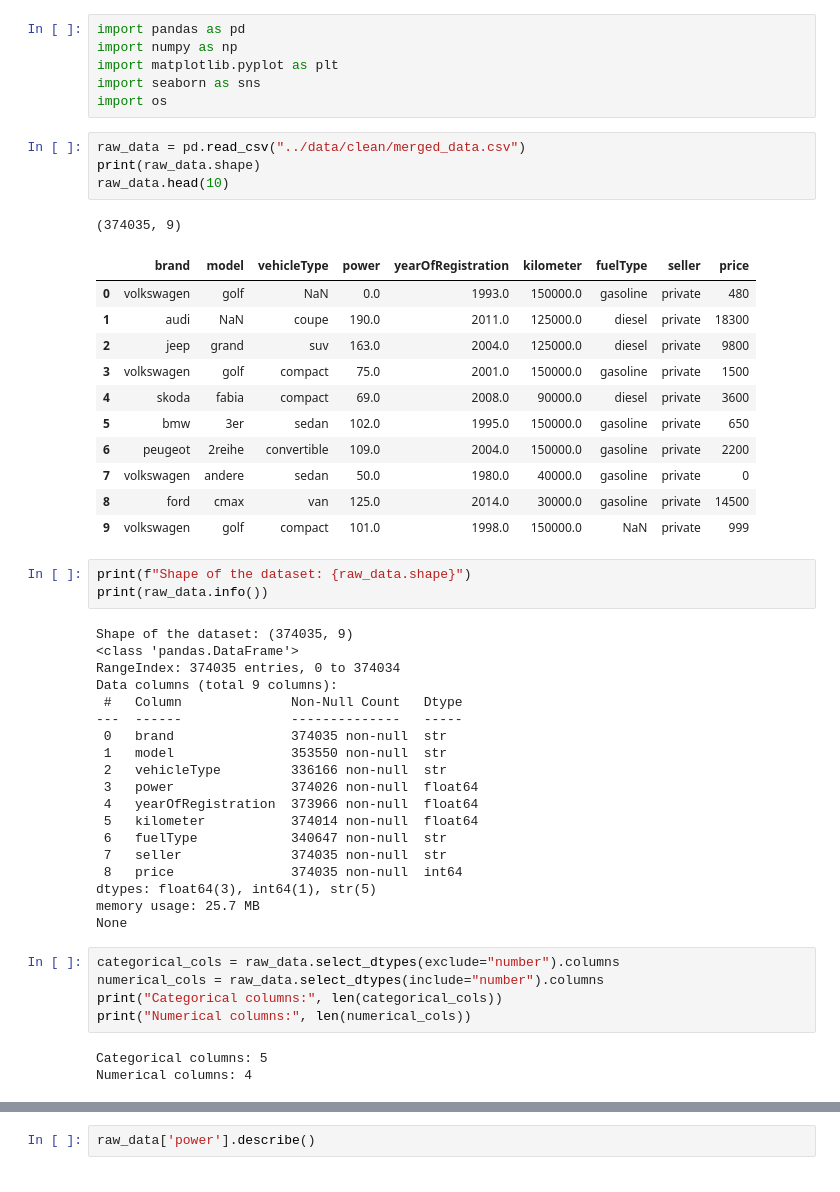
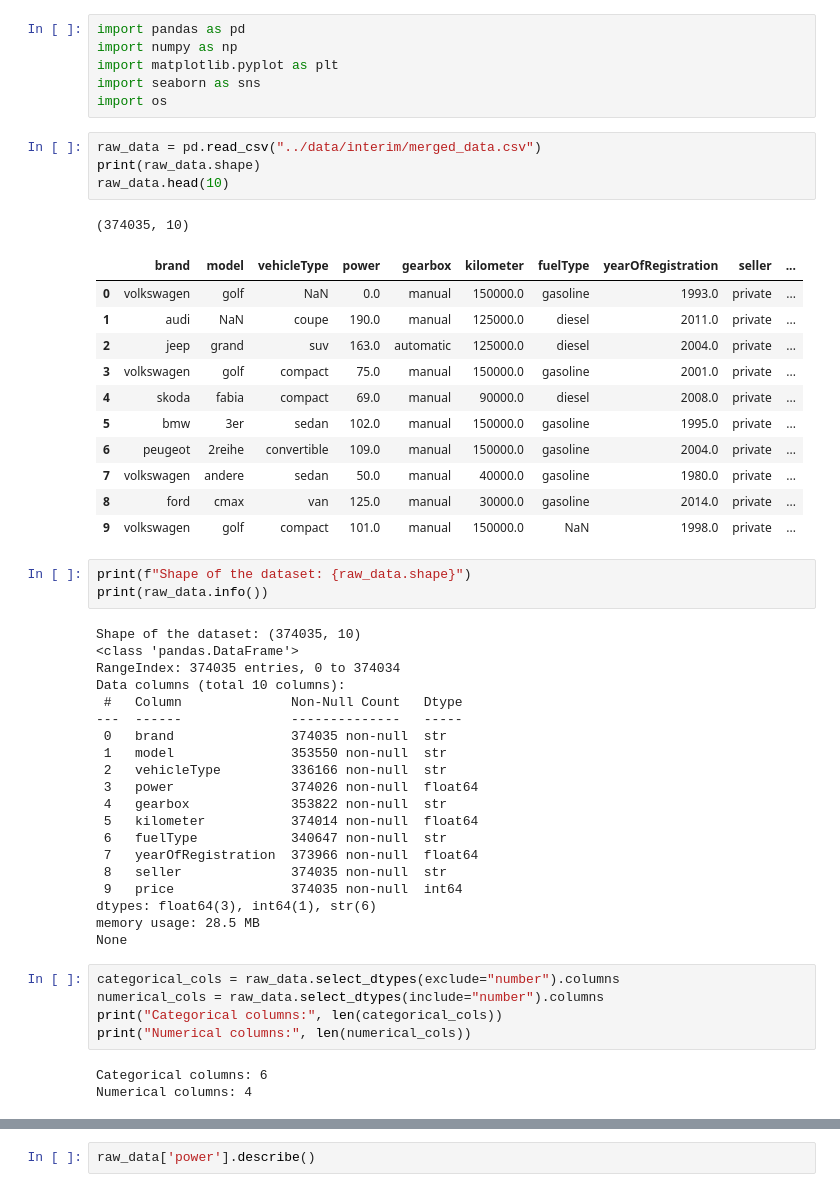
Before and after one commit to AhmedHamdiy/Used-Car-Value-Tier-Prediction, a Jupyter notebook: notebooks/data_validation.ipynb, the cells around one changed output, grey strips where cells are left out. Saved outputs shown, nothing was run; the diff lists cells and outputs as text.

```diff
--- a/notebooks/data_validation.ipynb
+++ b/notebooks/data_validation.ipynb
@@ -5,43 +5,44 @@ import matplotlib.pyplot as plt
 import seaborn as sns
 import os
 # %%
-raw_data = pd.read_csv("../data/clean/merged_data.csv")
+raw_data = pd.read_csv("../data/interim/merged_data.csv")
 print(raw_data.shape)
 raw_data.head(10)
 # %% [output]
-(374035, 9)
+(374035, 10)
-|  | brand | model | vehicleType | power | yearOfRegistration | kilometer | fuelType | seller | price |
-| 0 | volkswagen | golf | NaN | 0.0 | 1993.0 | 150000.0 | gasoline | private | 480 |
-| 1 | audi | NaN | coupe | 190.0 | 2011.0 | 125000.0 | diesel | private | 18300 |
-| 2 | jeep | grand | suv | 163.0 | 2004.0 | 125000.0 | diesel | private | 9800 |
-| 3 | volkswagen | golf | compact | 75.0 | 2001.0 | 150000.0 | gasoline | private | 1500 |
-| 4 | skoda | fabia | compact | 69.0 | 2008.0 | 90000.0 | diesel | private | 3600 |
-| 5 | bmw | 3er | sedan | 102.0 | 1995.0 | 150000.0 | gasoline | private | 650 |
-| 6 | peugeot | 2reihe | convertible | 109.0 | 2004.0 | 150000.0 | gasoline | private | 2200 |
-| 7 | volkswagen | andere | sedan | 50.0 | 1980.0 | 40000.0 | gasoline | private | 0 |
-| 8 | ford | cmax | van | 125.0 | 2014.0 | 30000.0 | gasoline | private | 14500 |
-| 9 | volkswagen | golf | compact | 101.0 | 1998.0 | 150000.0 | NaN | private | 999 |
+|  | brand | model | vehicleType | power | gearbox | kilometer | fuelType | yearOfRegistration | seller | ... |
+| 0 | volkswagen | golf | NaN | 0.0 | manual | 150000.0 | gasoline | 1993.0 | private | ... |
+| 1 | audi | NaN | coupe | 190.0 | manual | 125000.0 | diesel | 2011.0 | private | ... |
+| 2 | jeep | grand | suv | 163.0 | automatic | 125000.0 | diesel | 2004.0 | private | ... |
+| 3 | volkswagen | golf | compact | 75.0 | manual | 150000.0 | gasoline | 2001.0 | private | ... |
+| 4 | skoda | fabia | compact | 69.0 | manual | 90000.0 | diesel | 2008.0 | private | ... |
+| 5 | bmw | 3er | sedan | 102.0 | manual | 150000.0 | gasoline | 1995.0 | private | ... |
+| 6 | peugeot | 2reihe | convertible | 109.0 | manual | 150000.0 | gasoline | 2004.0 | private | ... |
+| 7 | volkswagen | andere | sedan | 50.0 | manual | 40000.0 | gasoline | 1980.0 | private | ... |
+| 8 | ford | cmax | van | 125.0 | manual | 30000.0 | gasoline | 2014.0 | private | ... |
+| 9 | volkswagen | golf | compact | 101.0 | manual | 150000.0 | NaN | 1998.0 | private | ... |
 # %%
 print(f"Shape of the dataset: {raw_data.shape}")
 print(raw_data.info())
 # %% [output]
-Shape of the dataset: (374035, 9)
+Shape of the dataset: (374035, 10)
 <class 'pandas.DataFrame'>
 RangeIndex: 374035 entries, 0 to 374034
-Data columns (total 9 columns):
+Data columns (total 10 columns):
  #   Column              Non-Null Count   Dtype
 ---  ------              --------------   -----
  0   brand               374035 non-null  str
  1   model               353550 non-null  str
  2   vehicleType         336166 non-null  str
  3   power               374026 non-null  float64
- 4   yearOfRegistration  373966 non-null  float64
+ 4   gearbox             353822 non-null  str
  5   kilometer           374014 non-null  float64
  6   fuelType            340647 non-null  str
- 7   seller              374035 non-null  str
- 8   price               374035 non-null  int64
-dtypes: float64(3), int64(1), str(5)
-memory usage: 25.7 MB
+ 7   yearOfRegistration  373966 non-null  float64
+ 8   seller              374035 non-null  str
+ 9   price               374035 non-null  int64
+dtypes: float64(3), int64(1), str(6)
+memory usage: 28.5 MB
 None
 # %%
 categorical_cols = raw_data.select_dtypes(exclude="number").columns
@@ -49,5 +50,5 @@ numerical_cols = raw_data.select_dtypes(include="number").columns
 print("Categorical columns:", len(categorical_cols))
 print("Numerical columns:", len(numerical_cols))
 # %% [output]
-Categorical columns: 5
+Categorical columns: 6
 Numerical columns: 4
```
Also changed, not shown: parts of 17 cells of this notebook, 43 other files.
